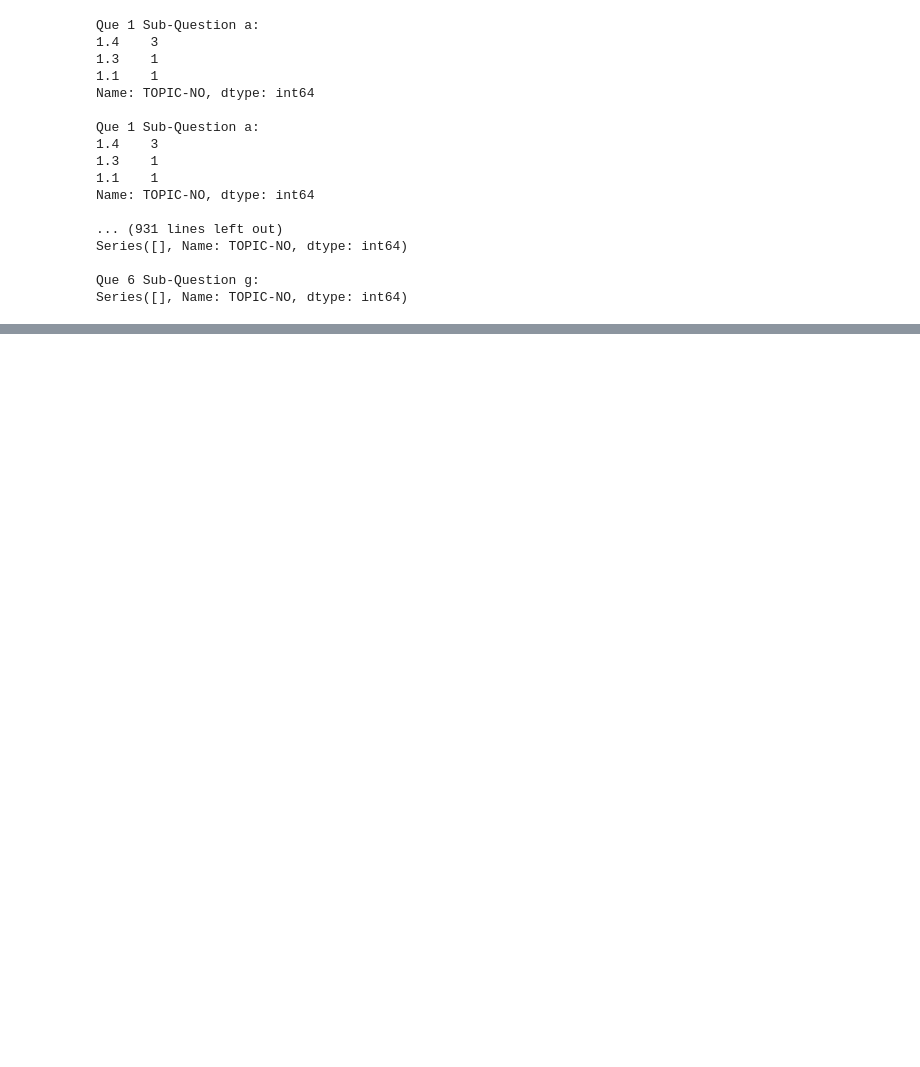
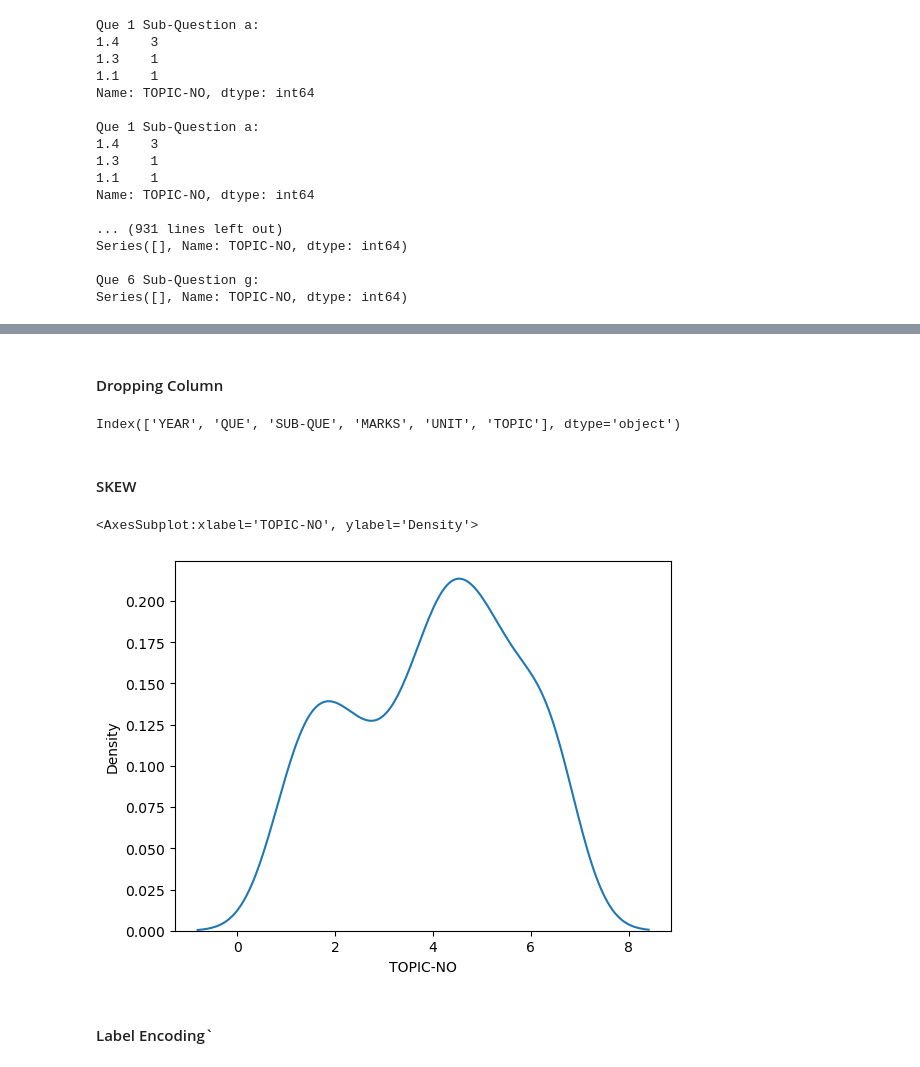
Before and after one commit to pawarsarthak/AI-Toys, a Jupyter notebook: Question Prediction/EEC QUE PREDICTION.ipynb, the cells around one changed output, grey strips where cells are left out. Saved outputs shown, nothing was run; the diff lists cells and outputs as text; code cells hidden in the pictures; blank space fills up the shorter version.

```diff
--- a/Question Prediction/EEC QUE PREDICTION.ipynb
+++ b/Question Prediction/EEC QUE PREDICTION.ipynb
@@ -538,0 +420,2 @@ Series([], Name: TOPIC-NO, dtype: int64)
+# %%
+df['TOPIC-NO']=df['TOPIC-NO'].astype('object')
@@ -538,0 +449,2 @@ Series([], Name: TOPIC-NO, dtype: int64)
+# %% [markdown]
+#### Dropping Column
@@ -538,0 +453,15 @@ Series([], Name: TOPIC-NO, dtype: int64)
+# %%
+df.drop(['TOPIC-NO'],axis=1,inplace=True)
+# %%
+df.columns
+# %% [output]
+Index(['YEAR', 'QUE', 'SUB-QUE', 'MARKS', 'UNIT', 'TOPIC'], dtype='object')
+# %% [markdown]
+#### SKEW
+# %%
+sns.kdeplot(df['TOPIC-NO'])
+# %% [output]
+<AxesSubplot:xlabel='TOPIC-NO', ylabel='Density'>
+[figure, added]
+# %% [markdown]
+#### Label Encoding`
```
Also changed, not shown: parts of 90 cells of this notebook.
